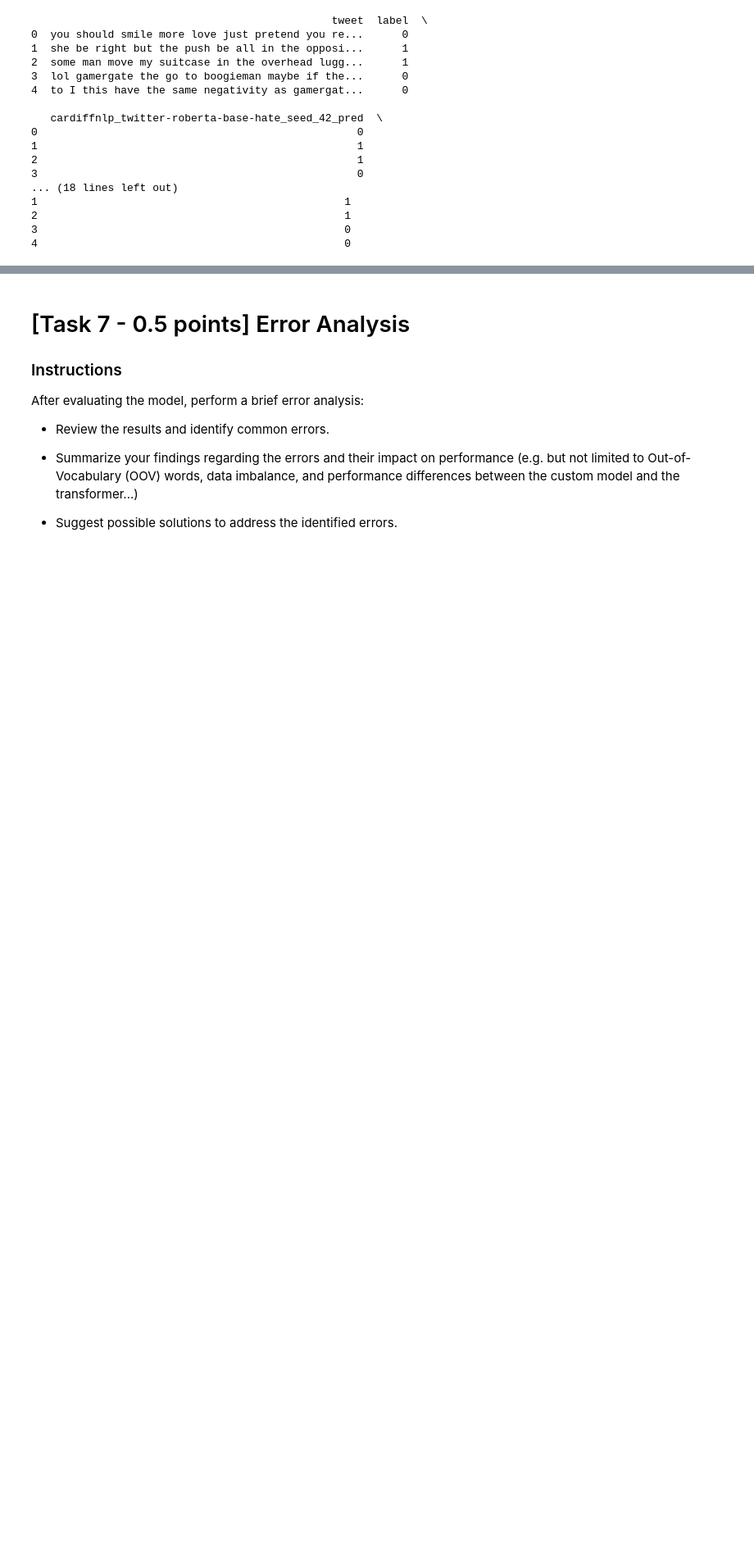
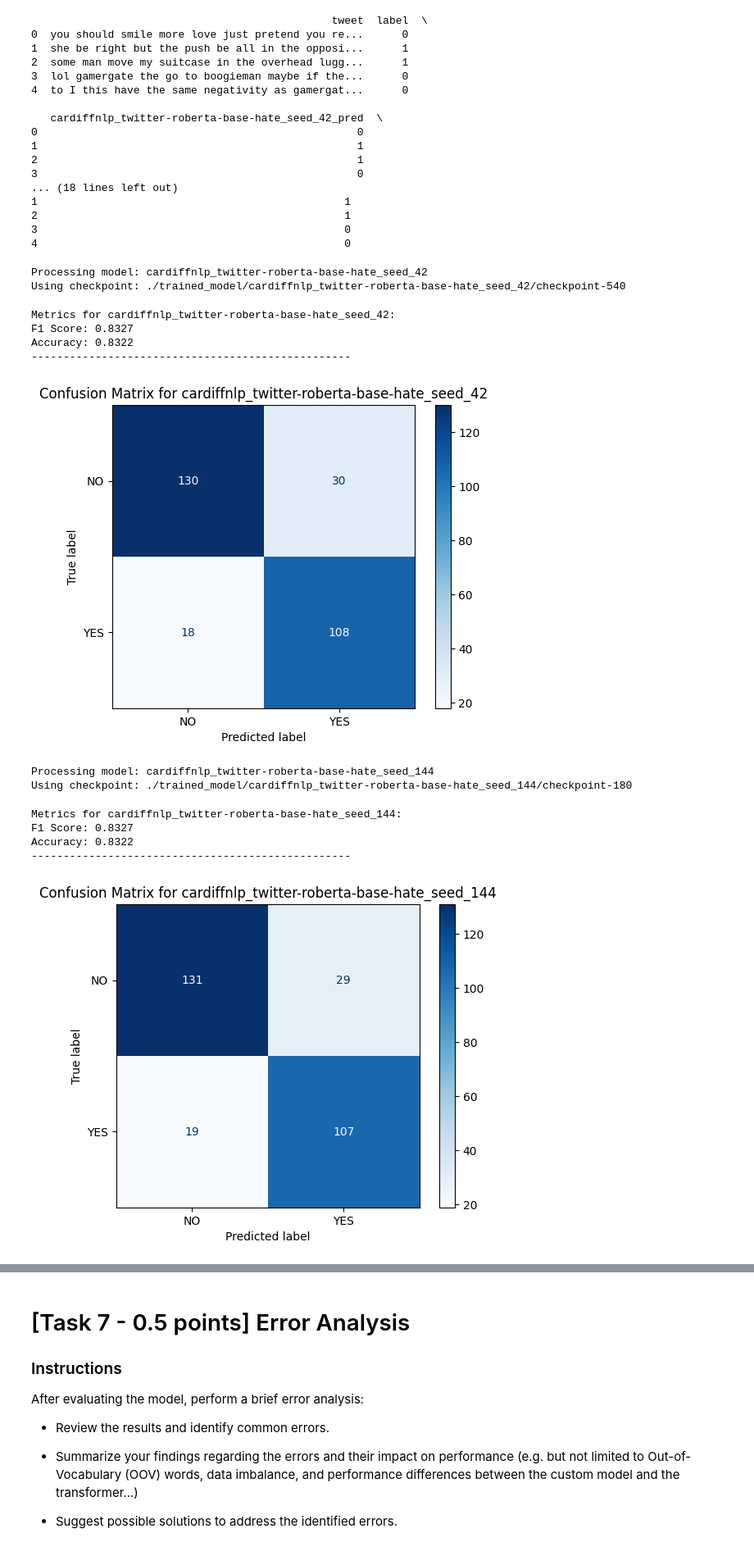
Before and after one commit to kazemihabib/nlp_assignment_1, a Jupyter notebook: Assignment1-2425.ipynb, the cells around one changed output, grey strips where cells are left out. Shown at 82% size. Saved outputs shown, nothing was run; the diff lists cells and outputs as text; code cells hidden in the pictures; blank space fills up the shorter version.

Commit message:
add test_set results

```diff
--- a/Assignment1-2425.ipynb
+++ b/Assignment1-2425.ipynb
@@ -1712,3 +1715,79 @@ print(final_df.head())
 2                                                1
 3                                                0
 4                                                0
+# %%
+#metrics for test set
+base_dir = './trained_model'
+models = [
+    "cardiffnlp_twitter-roberta-base-hate_seed_42",
+    "cardiffnlp_twitter-roberta-base-hate_seed_144",
+    "cardiffnlp_twitter-roberta-base-hate_seed_256"
+]
+
+
+def find_latest_checkpoint(model_path):
+    checkpoints = [d for d in os.listdir(model_path) if d.startswith("checkpoint-")]
+    latest_checkpoint = sorted(checkpoints, key=lambda x: int(x.split("-")[1]))[-1]
+    return os.path.join(model_path, latest_checkpoint)
+
+
+def print_metrics(y_true, y_pred, model_name):
+    f1 = f1_score(y_true, y_pred, average='weighted')
+    accuracy = accuracy_score(y_true, y_pred)
+    print(f"\nMetrics for {model_name}:")
+    print(f"F1 Score: {f1:.4f}")
+    print(f"Accuracy: {accuracy:.4f}")
+    print("-" * 50)
+
+
+predictions_dict_test = {}
+for model_name in models:
+    model_path = os.path.join(base_dir, model_name)
+    checkpoint_path = find_latest_checkpoint(model_path)
+    print(f"\nProcessing model: {model_name}")
+    print(f"Using checkpoint: {checkpoint_path}")
+
+
+    tokenizer = AutoTokenizer.from_pretrained(checkpoint_path)
+    model = AutoModelForSequenceClassification.from_pretrained(checkpoint_path, trust_remote_code=True)
+
+
+    data_collator = DataCollatorWithPadding(tokenizer=tokenizer)
+    trainer = Trainer(
+        model=model,
+        args=TrainingArguments(
+            output_dir=checkpoint_path,
+            per_device_eval_batch_size=16,
+            report_to="none"
+        ),
+        tokenizer=tokenizer,
+        data_collator=data_collator
+    )
+
+
+    predictions = trainer.predict(tokenized_test)
+    preds = np.argmax(predictions.predictions, axis=-1)
+    predictions_dict_test[model_name] = preds
+    print_metrics(tokenized_test['label'], preds, model_name)
+
+
+    cm = confusion_matrix(tokenized_test['label'], preds)
+    disp = ConfusionMatrixDisplay(confusion_matrix=cm, display_labels=['NO', 'YES'])
+    disp.plot(cmap=plt.cm.Blues)
+    plt.title(f'Confusion Matrix for {model_name}')
+    plt.show()
+# %% [output]
+Processing model: cardiffnlp_twitter-roberta-base-hate_seed_42
+Using checkpoint: ./trained_model/cardiffnlp_twitter-roberta-base-hate_seed_42/checkpoint-540
+Metrics for cardiffnlp_twitter-roberta-base-hate_seed_42:
+F1 Score: 0.8327
+Accuracy: 0.8322
+--------------------------------------------------
+[figure, added]
+Processing model: cardiffnlp_twitter-roberta-base-hate_seed_144
+Using checkpoint: ./trained_model/cardiffnlp_twitter-roberta-base-hate_seed_144/checkpoint-180
+Metrics for cardiffnlp_twitter-roberta-base-hate_seed_144:
+F1 Score: 0.8327
+Accuracy: 0.8322
+--------------------------------------------------
+[figure, added]
```
Also changed, not shown: parts of 6 cells of this notebook.
